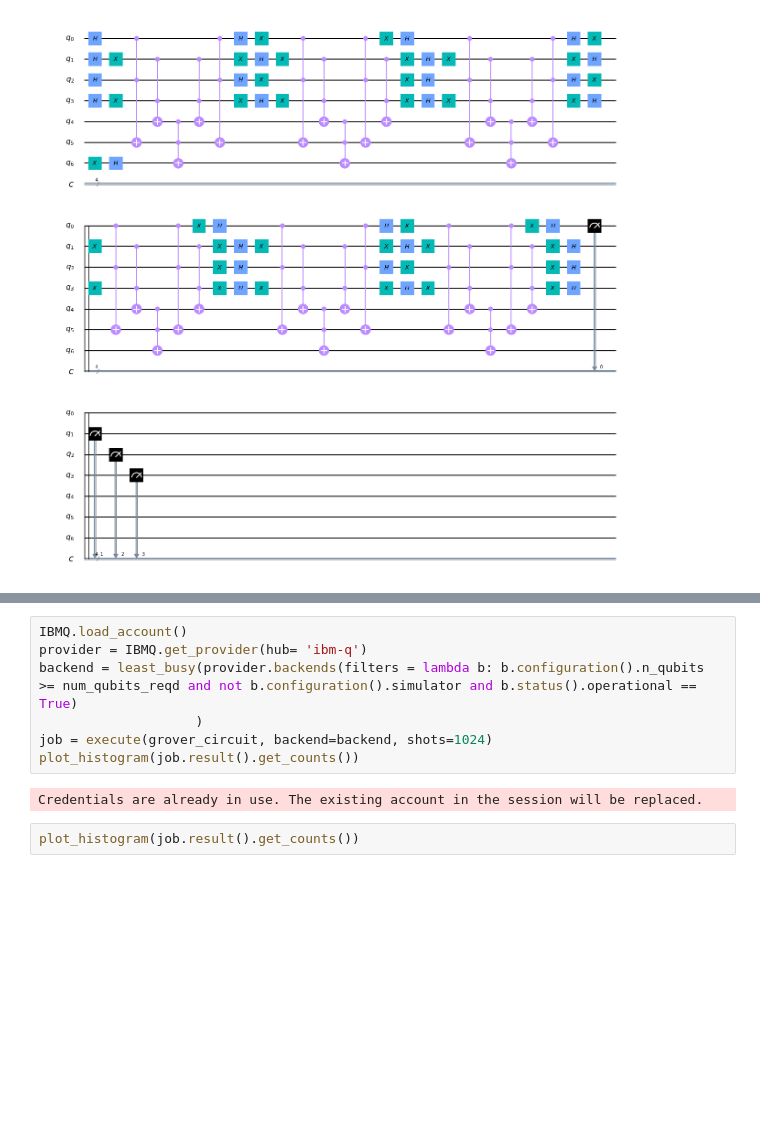
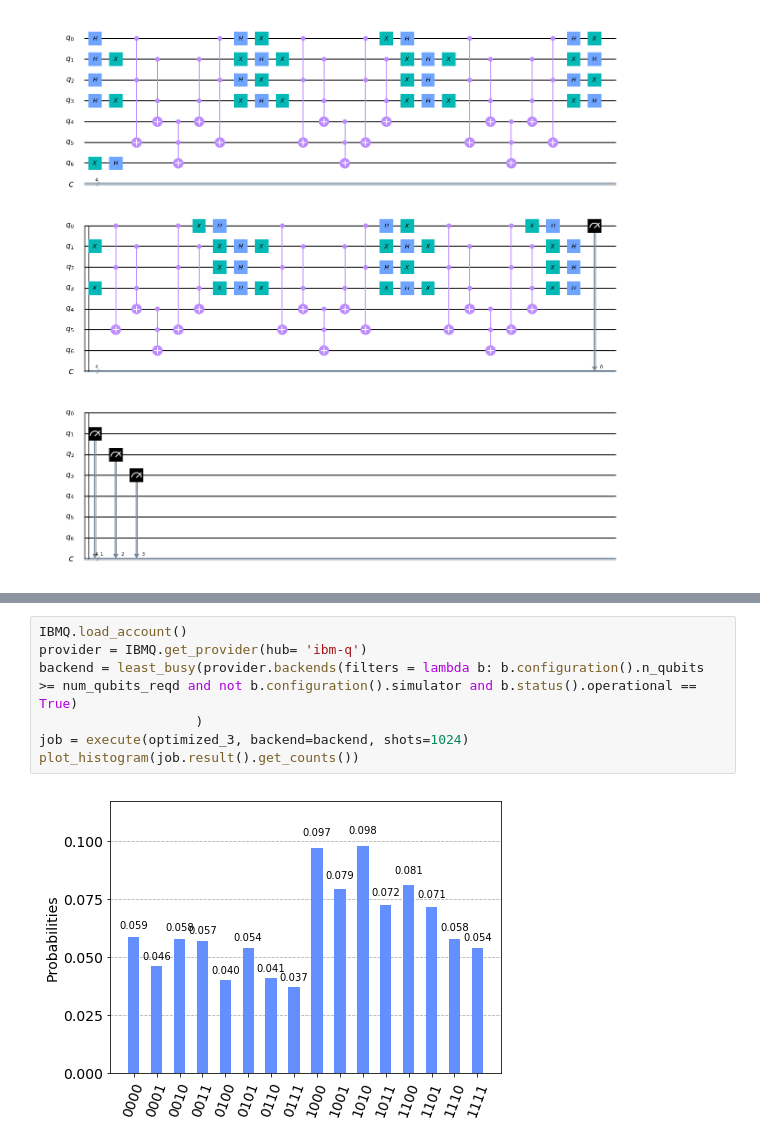
Before and after one commit to ymarathe/quantum_computing, a Jupyter notebook: Grovers_Algorithm.ipynb, the cells around one changed output, grey strips where cells are left out. Cells and saved outputs as stored; diff of their text form; blank space fills up the shorter version.

```diff
--- a/Grovers_Algorithm.ipynb
+++ b/Grovers_Algorithm.ipynb
@@ -67,11 +79,9 @@ plot_histogram(job.result().get_counts())
 # %%
 IBMQ.load_account()
 provider = IBMQ.get_provider(hub= 'ibm-q')
 backend = least_busy(provider.backends(filters = lambda b: b.configuration().n_qubits >= num_qubits_reqd and not b.configuration().simulator and b.status().operational == True)
                     )
-job = execute(grover_circuit, backend=backend, shots=1024)
+job = execute(optimized_3, backend=backend, shots=1024)
 plot_histogram(job.result().get_counts())
 # %% [output]
-Credentials are already in use. The existing account in the session will be replaced.
+[figure, added]
-# %%
-plot_histogram(job.result().get_counts())
```
Also changed, not shown: parts of 4 cells of this notebook.
